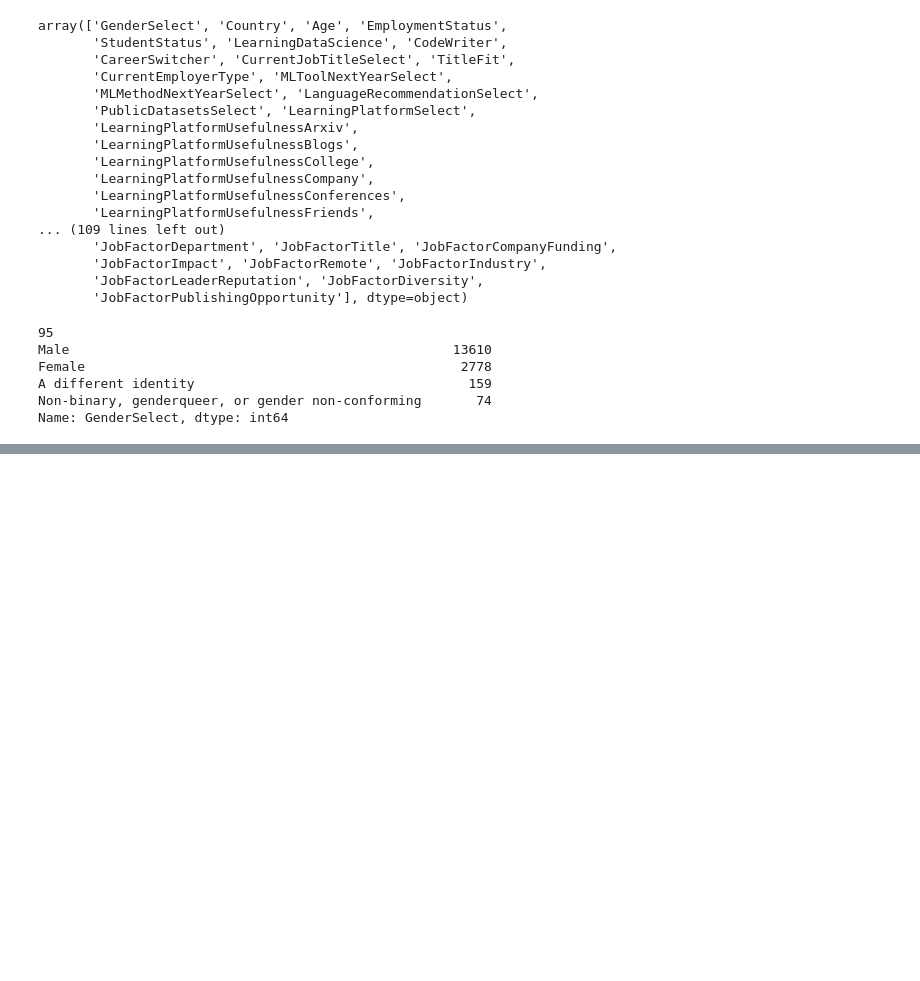
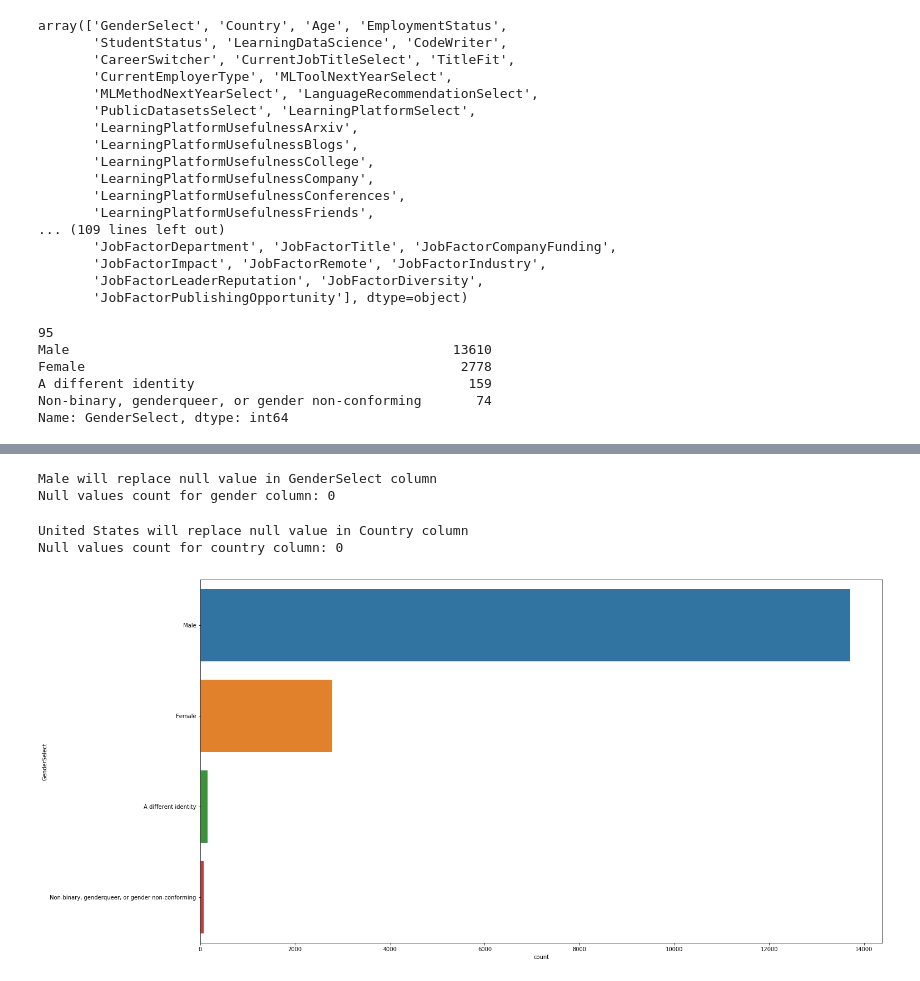
Before and after one commit to ArshadKhurshid/DataScience-Survey, a Jupyter notebook: ML_Kaggle_DS_Survey.ipynb, the cells around one changed output, grey strips where cells are left out. Drawn from its saved outputs; the diff is of its cells as text; code cells hidden in the pictures; blank space fills up the shorter version.

```diff
--- a/ML_Kaggle_DS_Survey.ipynb
+++ b/ML_Kaggle_DS_Survey.ipynb
@@ -87,0 +102,16 @@ Name: Country, dtype: int64
+# %%
+GenderMode = MChoice_Response.GenderSelect.mode()[0]
+print("{} will replace null value in GenderSelect column" .format(GenderMode))
+MChoice_Response['GenderSelect'] = MChoice_Response.GenderSelect.replace(to_replace=np.NaN, value=GenderMode)
+print('Null values count for gender column:', MChoice_Response.GenderSelect.isnull().sum())
+# %% [output]
+Male will replace null value in GenderSelect column
+Null values count for gender column: 0
+# %%
+CountryMode = MChoice_Response.Country.mode()[0]
+print("{} will replace null value in Country column" .format(CountryMode))
+MChoice_Response['Country'] = MChoice_Response.Country.replace(to_replace=np.NaN, value=CountryMode)
+print('Null values count for country column:', MChoice_Response.Country.isnull().sum())
+# %% [output]
+United States will replace null value in Country column
+Null values count for country column: 0
@@ -87,0 +121,6 @@ Name: Country, dtype: int64
+# %%
+plt.subplots(figsize=(22,12))
+sns.countplot(y=MChoice_Response['GenderSelect'],order=MChoice_Response['GenderSelect'].value_counts().index)
+plt.show()
+# %% [output]
+[figure, added]
```
Also changed, not shown: parts of 5 cells of this notebook.
